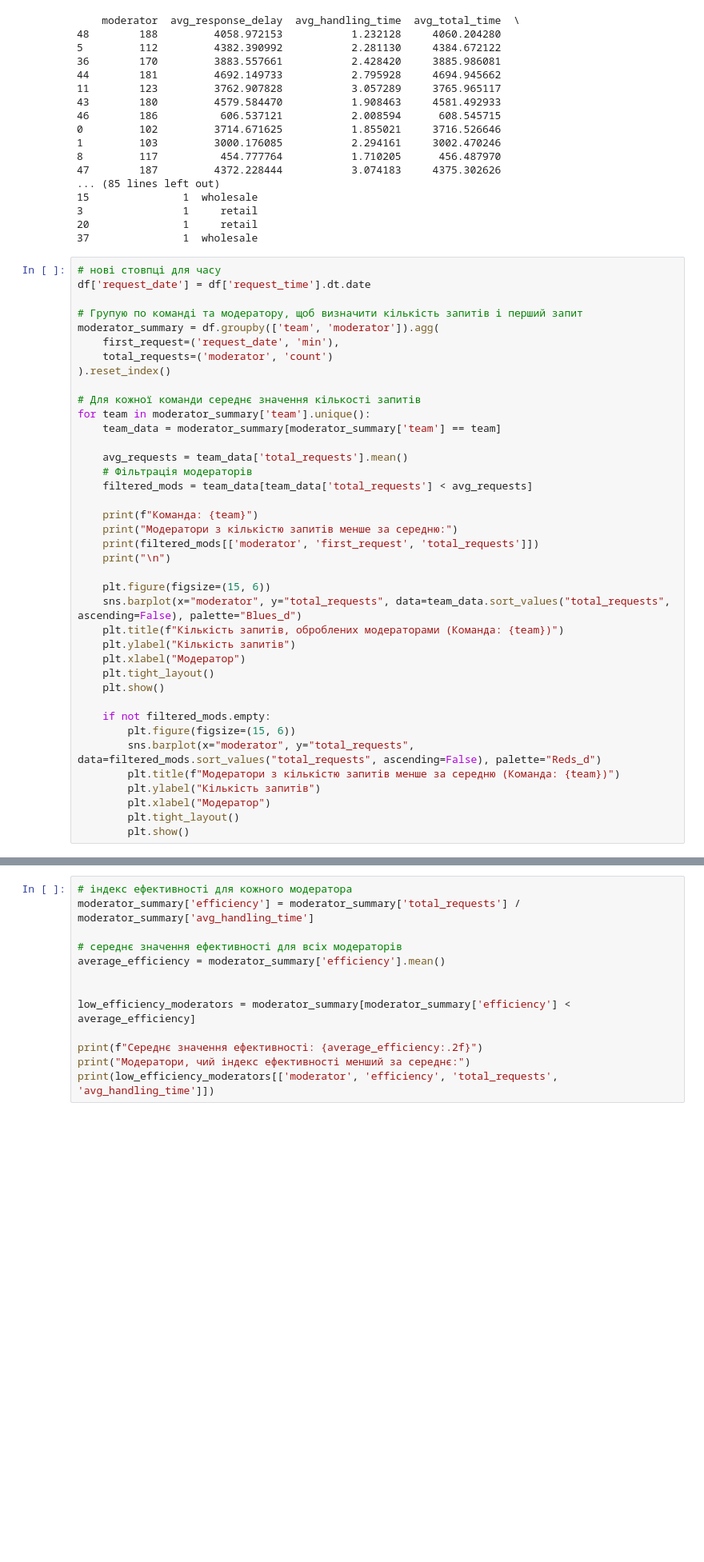
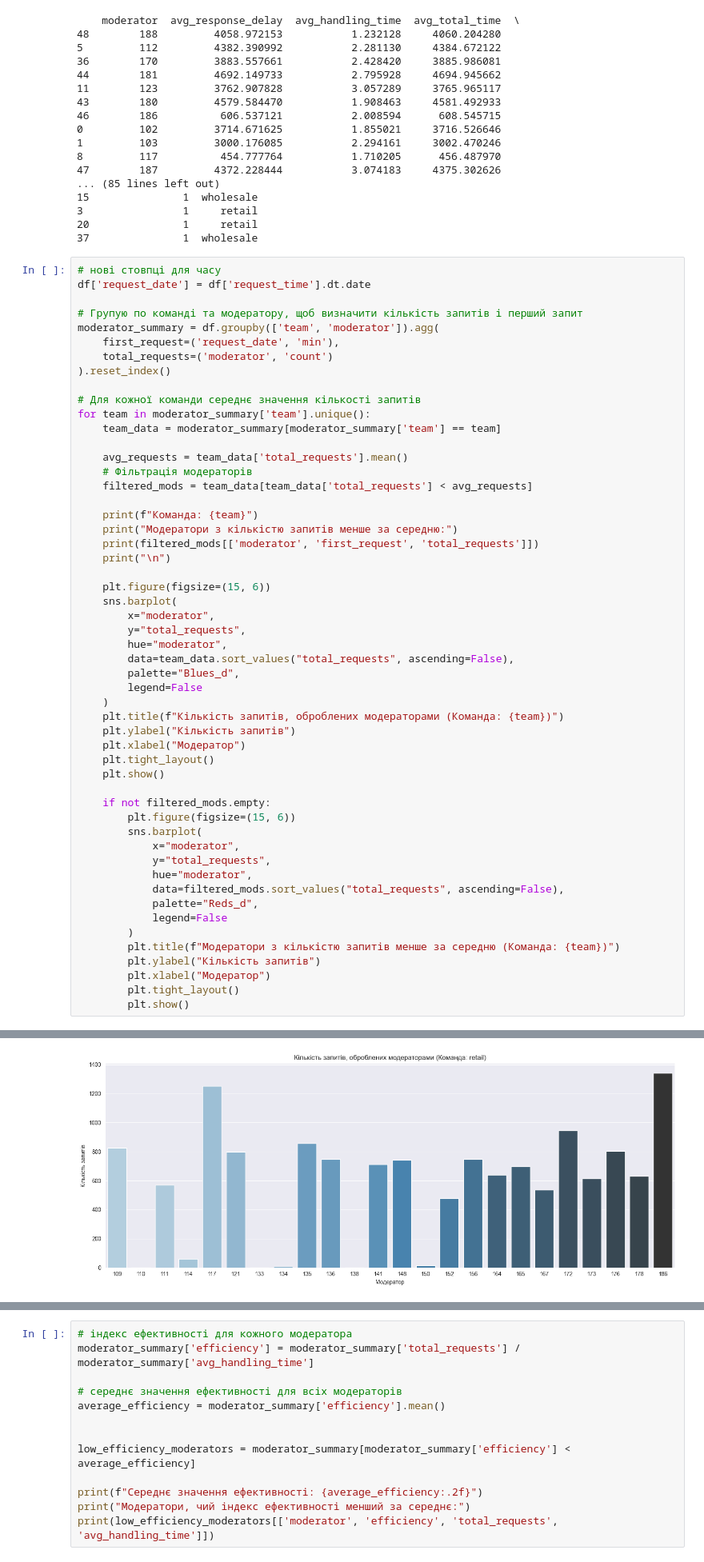
Before and after one commit to YuliiaIvakhnenko/DataAnalyst_Skelar, a Jupyter notebook: skelar_task2.ipynb, the cells around one changed output, grey strips where cells are left out. Shown at 80% size. Saved outputs shown, nothing was run; the diff lists cells and outputs as text; blank space fills up the shorter version.

Commit message:
add data

```diff
--- a/skelar_task2.ipynb
+++ b/skelar_task2.ipynb
@@ -105,32 +105,47 @@ for team in moderator_summary['team'].unique():
     print(filtered_mods[['moderator', 'first_request', 'total_requests']])
     print("\n")
 
     plt.figure(figsize=(15, 6))
-    sns.barplot(x="moderator", y="total_requests", data=team_data.sort_values("total_requests", ascending=False), palette="Blues_d")
+    sns.barplot(
+        x="moderator",
+        y="total_requests",
+        hue="moderator",
+        data=team_data.sort_values("total_requests", ascending=False),
+        palette="Blues_d",
+        legend=False
+    )
     plt.title(f"Кількість запитів, оброблених модераторами (Команда: {team})")
     plt.ylabel("Кількість запитів")
     plt.xlabel("Модератор")
     plt.tight_layout()
     plt.show()
 
     if not filtered_mods.empty:
         plt.figure(figsize=(15, 6))
-        sns.barplot(x="moderator", y="total_requests", data=filtered_mods.sort_values("total_requests", ascending=False), palette="Reds_d")
+        sns.barplot(
+            x="moderator",
+            y="total_requests",
+            hue="moderator",
+            data=filtered_mods.sort_values("total_requests", ascending=False),
+            palette="Reds_d",
+            legend=False
+        )
         plt.title(f"Модератори з кількістю запитів менше за середню (Команда: {team})")
         plt.ylabel("Кількість запитів")
         plt.xlabel("Модератор")
         plt.tight_layout()
         plt.show()
 # %% [output]
 Команда: retail
 Модератори з кількістю запитів менше за середню:
     moderator first_request  total_requests
 1         110    2020-10-01               1
 2         111    2020-10-05             569
 3         114    2020-10-01              60
 6         133    2020-10-09               2
 7         134    2020-10-07               8
 10        138    2020-10-01               1
 13        150    2020-10-09              16
 14        152    2020-10-03             477
 18        167    2020-10-01             536
+[figure]
```
Also changed, not shown: parts of 3 cells of this notebook, 1 other file.
